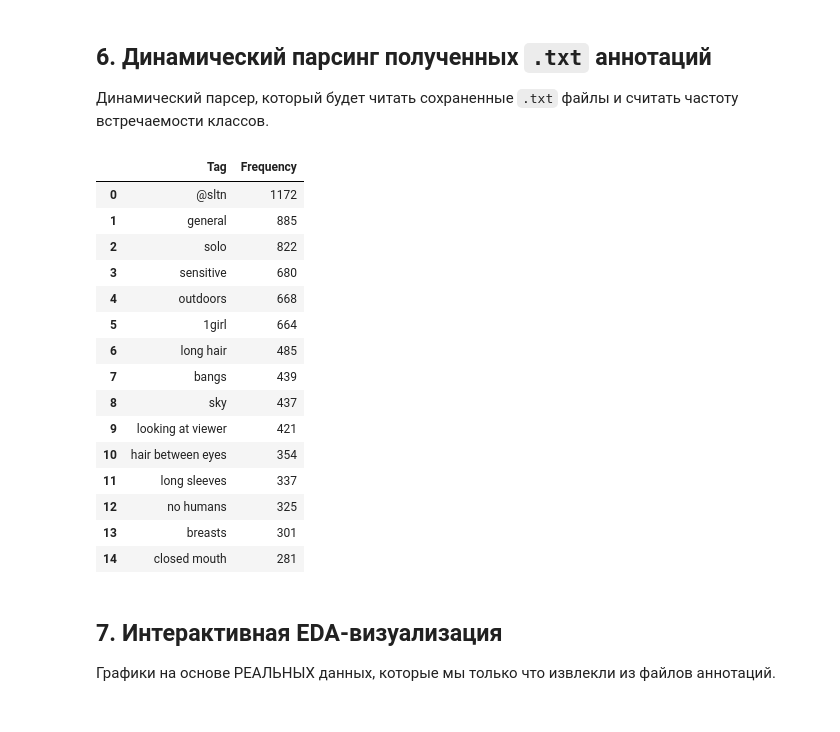
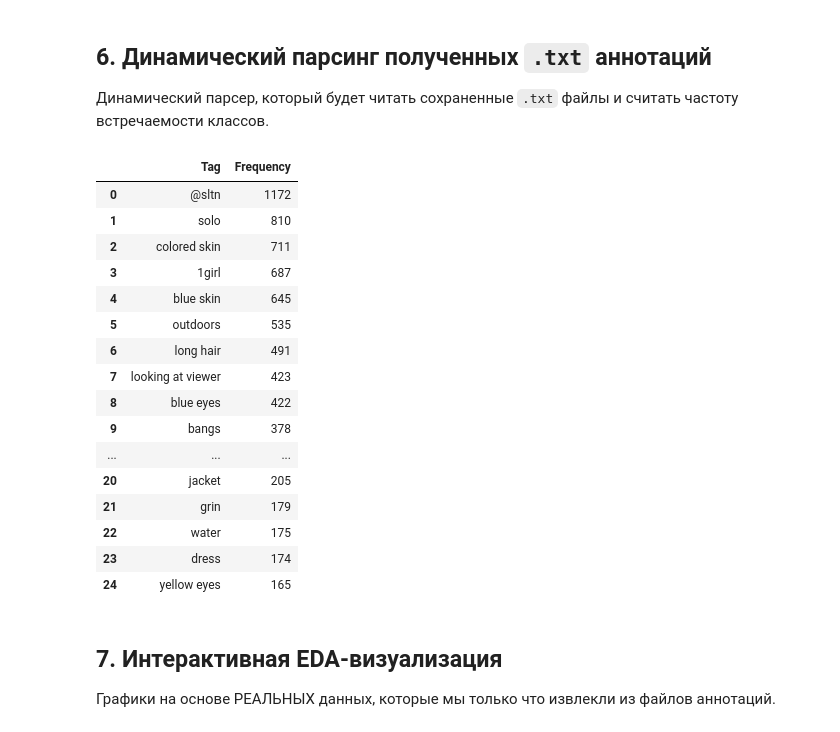
Before and after one commit to SkyHonor/Auto-VideoGame-Assets-Pipeline, a Jupyter notebook: eda_dataset_analysis.ipynb, the cells around one changed output. Cells and saved outputs as stored; diff of their text form; code cells hidden in the pictures.

```diff
--- a/eda_dataset_analysis.ipynb
+++ b/eda_dataset_analysis.ipynb
@@ -42,8 +42,8 @@ else:
 print("📥 Загрузка модели SmilingWolf WD-14 Tagger...")
 
 # Скачиваем файл весов ONNX и маппинг тегов CSV
-model_path = hf_hub_download(repo_id="SmilingWolf/wd-v1-4-convnext-tagger-v2", filename="model.onnx")
-tags_csv_path = hf_hub_download(repo_id="SmilingWolf/wd-v1-4-convnext-tagger-v2", filename="selected_tags.csv")
+model_path = hf_hub_download(repo_id="SmilingWolf/wd-v1-4-moat-tagger-v2", filename="model.onnx")
+tags_csv_path = hf_hub_download(repo_id="SmilingWolf/wd-v1-4-moat-tagger-v2", filename="selected_tags.csv")
 
 print(f"✅ Веса модели сохранены в кэш: {model_path}")
 print(f"✅ Маппинг тегов сохранен в кэш: {tags_csv_path}")
@@ -59,47 +57,48 @@ To support symlinks on Windows, you either need to activate Developer Mode or to
 # %%
 class LocalWD14Tagger:
     def __init__(self, model_path, tags_csv_path):
-        # Инициализируем ONNX-сессию на доступном девайсе (CUDA/CPU)
+        # Инициализируем ONNX-сессию на доступном девайсе
         providers = ['CUDAExecutionProvider', 'CPUExecutionProvider'] if 'CUDAExecutionProvider' in ort.get_available_providers() else ['CPUExecutionProvider']
         self.session = ort.InferenceSession(model_path, providers=providers)
 
-        # Загружаем список тегов
+        # Считываем теги и их категории
         self.tags = []
+        self.categories = []  # Хранит ID категории тега
         with open(tags_csv_path, 'r', encoding='utf-8') as f:
             reader = csv.reader(f)
             next(reader) # Пропускаем заголовок
             for row in reader:
-                self.tags.append(row[1]) # Индекс 1 содержит имя тега
+                self.tags.append(row[1])             # Имя тега
+                self.categories.append(int(row[2]))  # Категория: 0 - general, 4 - character, 9 - rating
 
     def preprocess(self, image_path):
-        # Загружаем и готовим изображение
         img = Image.open(image_path).convert('RGB')
-        # SmilingWolf ожидает квадратное изображение 448x448
         img = img.resize((448, 448), Image.Resampling.BILINEAR)
-
-        # Переводим в numpy array, конвертируем в BGR
         img_data = np.array(img, dtype=np.float32)
-        img_data = img_data[:, :, ::-1] # RGB -> BGR
-
-        # Добавляем Batch Dimension -> shape: (1, 448, 448, 3)
         img_data = np.expand_dims(img_data, axis=0)
         return img_data
 
-    def predict(self, image_path, threshold=0.35):
+    def predict(self, image_path, threshold=0.35, character_threshold=0.85):
         input_data = self.preprocess(image_path)
         input_name = self.session.get_inputs()[0].name
 
-        # Запускаем инференс
+        # Инференс
         outputs = self.session.run(None, {input_name: input_data})
         probs = outputs[0][0]
 
-        # Отбираем теги, прошедшие пороговое значение
         predicted_tags = []
         for idx, prob in enumerate(probs):
-            if prob >= threshold:
-                # SmilingWolf возвращает общие теги, системные рейтинги и персонажей.
-                # Нас интересуют только содержательные теги
-                predicted_tags.append(self.tags[idx])
+            category = self.categories[idx]
+            tag_name = self.tags[idx]
+
+            # Разделение порогов по типу тега
+            if category == 0:  # Общие теги (General)
+                if prob >= threshold:
+                    predicted_tags.append(tag_name)
+            elif category == 4:  # Теги персонажей (Character)
+                if prob >= character_threshold:
+                    predicted_tags.append(tag_name)
+            # Рейтинги (category == 9, safe/explicit) мы игнорируем, они не нужны для обучения
 
         return predicted_tags
 
@@ -124,7 +123,7 @@ else:
 
         # Извлекаем Booru-теги
         try:
-            tags = tagger.predict(img_path, threshold=0.35)
+            tags = tagger.predict(img_path, threshold=0.35, character_threshold=0.85)
 
             # Форматируем теги: убираем подчеркивания, добавляем триггер-токен
             formatted_tags = [t.replace('_', ' ') for t in tags]
@@ -148,36 +147,37 @@ else:
 # %%
 tags_counter = Counter()
 txt_files = [f for f in os.listdir(DATASET_DIR) if f.endswith('.txt')]
 
 for txt_name in txt_files:
     txt_path = os.path.join(DATASET_DIR, txt_name)
     with open(txt_path, 'r', encoding='utf-8') as f:
         content = f.read().strip()
         # Разбиваем теги по запятой и зачищаем пробелы
         image_tags = [tag.strip() for tag in content.split(',') if tag.strip()]
         tags_counter.update(image_tags)
 
 # Формируем динамический DataFrame
 df_tags = pd.DataFrame(list(tags_counter.items()), columns=['Tag', 'Frequency'])
 df_tags = df_tags.sort_values(by='Frequency', ascending=False).reset_index(drop=True)
-df_tags.head(15)
+df_tags.head(25)
 # %% [output]
 |  | Tag | Frequency |
 | 0 | @sltn | 1172 |
-| 1 | general | 885 |
-| 2 | solo | 822 |
-| 3 | sensitive | 680 |
-| 4 | outdoors | 668 |
-| 5 | 1girl | 664 |
-| 6 | long hair | 485 |
-| 7 | bangs | 439 |
-| 8 | sky | 437 |
-| 9 | looking at viewer | 421 |
-| 10 | hair between eyes | 354 |
-| 11 | long sleeves | 337 |
-| 12 | no humans | 325 |
-| 13 | breasts | 301 |
-| 14 | closed mouth | 281 |
+| 1 | solo | 810 |
+| 2 | colored skin | 711 |
+| 3 | 1girl | 687 |
+| 4 | blue skin | 645 |
+| 5 | outdoors | 535 |
+| 6 | long hair | 491 |
+| 7 | looking at viewer | 423 |
+| 8 | blue eyes | 422 |
+| 9 | bangs | 378 |
+| ... | ... | ... |
+| 20 | jacket | 205 |
+| 21 | grin | 179 |
+| 22 | water | 175 |
+| 23 | dress | 174 |
+| 24 | yellow eyes | 165 |
 # %% [markdown]
 ## 7. Интерактивная EDA-визуализация
 Графики на основе РЕАЛЬНЫХ данных, которые мы только что извлекли из файлов аннотаций.
```
Also changed, not shown: parts of 4 cells of this notebook.
